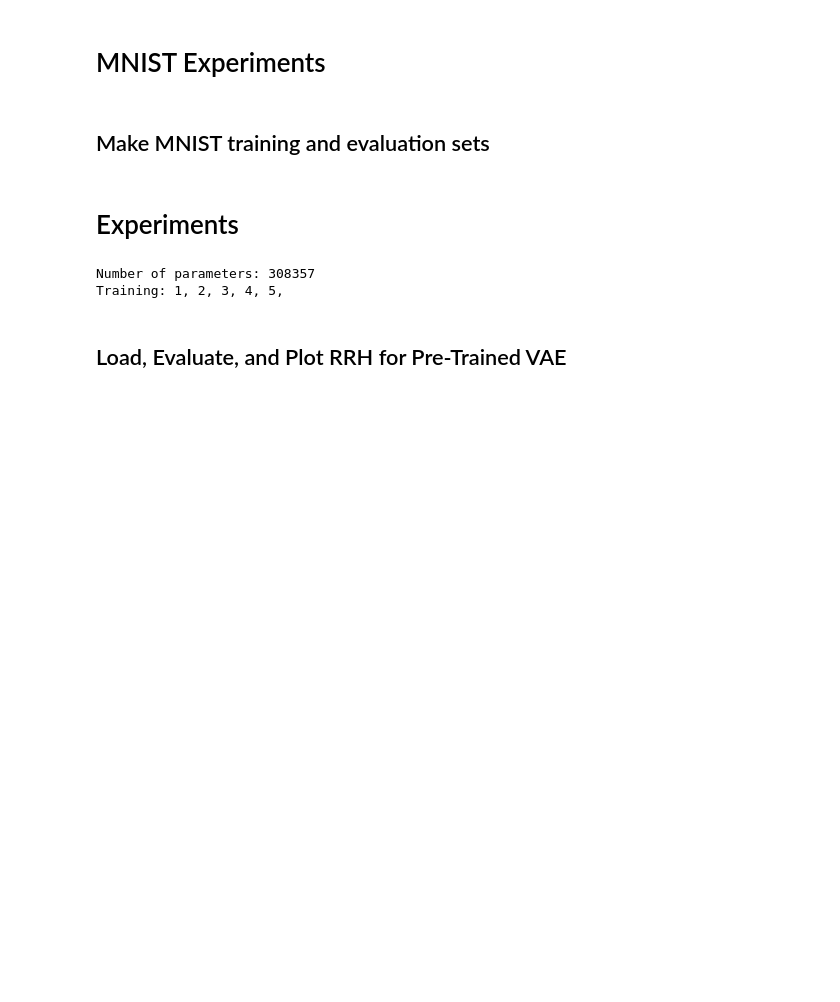
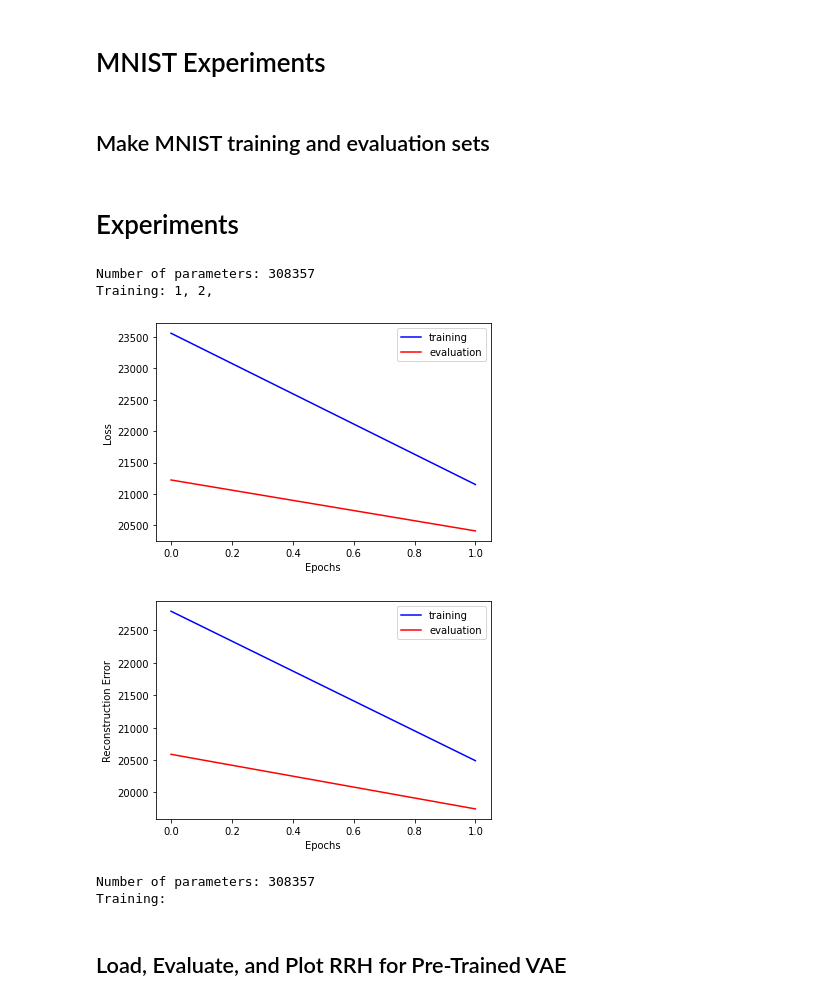
Before and after one commit to harvey2phase/rrh-MNIST, a Jupyter notebook: RRH_MNIST.ipynb, the cells around one changed output. Saved outputs shown, nothing was run; the diff lists cells and outputs as text; code cells hidden in the pictures; blank space fills up the shorter version.

Commit message:
fixed silly plot bug

```diff
--- a/RRH_MNIST.ipynb
+++ b/RRH_MNIST.ipynb
@@ -15,7 +17,7 @@ from torchvision.datasets import MNIST
 # Definitions
 # %%
 LAT_DIM = 2
-EPOCH_NUM = 25
+EPOCH_NUM = 35
 BATCH_SIZE = 128
 CAPACITY = 64
 LRN_RATE = 1e-3
@@ -252,10 +190,10 @@ def train_one_model(evaluate = False):
 # %%
-def plot_loss(train_loss_avg, eval_loss_avg, i = 0, y = "Loss"):
+def plot_loss(train_loss, test_loss, i = 0, y = "Loss"):
     plt.ion()
 
     fig = plt.figure(i)
-    plt.plot(train_loss_avg, c = "blue", label = "training")
-    plt.plot(eval_loss_avg, c = "red", label = "evaluation")
+    plt.plot(train_loss, c = "blue", label = "training")
+    plt.plot(test_loss, c = "red", label = "evaluation")
     plt.xlabel('Epochs')
     plt.ylabel(y)
     plt.legend()
@@ -415,38 +443,18 @@ def het_avg(matrix):
-# %%
-# matrix[i] is the heterogeneity array for vae_i
-# matrix[i][j] is the heterogeneity for digit_j for vae_i
-
-def test_models(n, gamma_matrix, alpha_matrix, beta_matrix):
-    for _ in range(n):
-        vae, train_recon_loss_avg, train_loss_avg, test_recon_loss_avg, test_loss_avg = train_one_model()
-
-        plot_loss(train_loss_avg, eval_loss_avg)
-        plot_loss(train_recon_loss_avg, eval_recon_loss_avg, y = "Reconstruction Error")
-
-        gammas, alphas, betas = calculate_rrh(vae)
-        gamma_matrix.append(gammas)
-        alpha_matrix.append(alphas)
-        beta_matrix.append(betas)
-    return gamma_matrix, alpha_matrix, beta_matrix
-
-def plot_rrh_matrices(gamma_matrix, alpha_matrix, beta_matrix):
-    gamma_avg = het_avg(gamma_matrix)
-    alpha_avg = het_avg(alpha_matrix)
-    beta_avg = het_avg(beta_matrix)
-
-    gamma_sigma = het_sigma(gamma_matrix)
-    alpha_sigma = het_sigma(alpha_matrix)
-    beta_sigma = het_sigma(beta_matrix)
-
-    plot_rrh(gamma_avg, alpha_avg, beta_avg, sigmas = [gamma_sigma, alpha_sigma, beta_sigma])
 # %%
 N = 3
+n = 5
+gamma_matrix, alpha_matrix, beta_matrix = [], [], []
 for _ in range(N):
-    n = 5
-    gamma_matrix, alpha_matrix, beta_matrix = test_models(n, [], [], [])
+    gamma_matrix, alpha_matrix, beta_matrix = train_and_test_models(
+        n, gamma_matrix, alpha_matrix, beta_matrix,
+    )
     plot_rrh_matrices(gamma_matrix, alpha_matrix, beta_matrix)
 # %% [output]
 Number of parameters: 308357
-Training: 1, 2, 3, 4, 5,
+Training: 1, 2,
+[figure, added]
+[figure, added]
+Number of parameters: 308357
+Training:
 # %% [markdown]
 ## Load, Evaluate, and Plot RRH for Pre-Trained VAE
```
Also changed, not shown: parts of 8 cells of this notebook.
